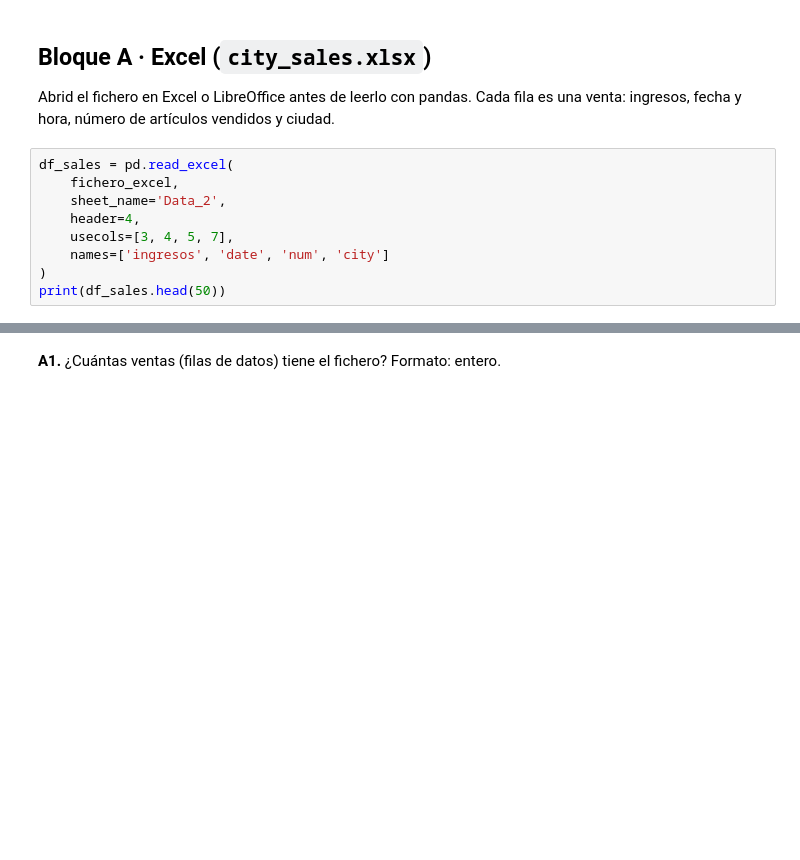
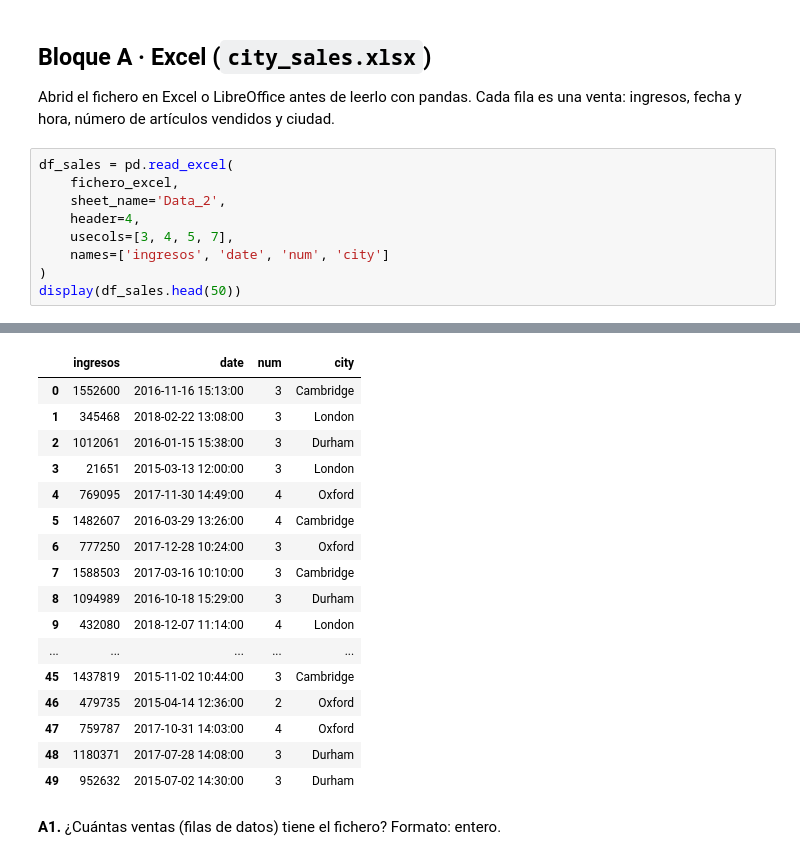
Before and after one commit to palomoalejandrogarcia/Alejandro-Garcia-Palomo-DSOnline, a Jupyter notebook: 03_Data_Analysis/02_Procesado_Datos_Internos_Ficheros/03_Practica/18_Practica_Ficheros_Equipos.ipynb, the cells around one changed output, grey strips where cells are left out. Drawn from its saved outputs; the diff is of its cells as text; blank space fills up the shorter version.

```diff
--- a/03_Data_Analysis/02_Procesado_Datos_Internos_Ficheros/03_Practica/18_Practica_Ficheros_Equipos.ipynb
+++ b/03_Data_Analysis/02_Procesado_Datos_Internos_Ficheros/03_Practica/18_Practica_Ficheros_Equipos.ipynb
@@ -52,5 +52,5 @@ df_sales = pd.read_excel(
     usecols=[3, 4, 5, 7],
     names=['ingresos', 'date', 'num', 'city']
 )
-print(df_sales.head(50))
+display(df_sales.head(50))
 # %% [output]
@@ -74,3 +57,20 @@ print(df_sales.head(50))
+|  | ingresos | date | num | city |
+| 0 | 1552600 | 2016-11-16 15:13:00 | 3 | Cambridge |
+| 1 | 345468 | 2018-02-22 13:08:00 | 3 | London |
+| 2 | 1012061 | 2016-01-15 15:38:00 | 3 | Durham |
+| 3 | 21651 | 2015-03-13 12:00:00 | 3 | London |
+| 4 | 769095 | 2017-11-30 14:49:00 | 4 | Oxford |
+| 5 | 1482607 | 2016-03-29 13:26:00 | 4 | Cambridge |
+| 6 | 777250 | 2017-12-28 10:24:00 | 3 | Oxford |
+| 7 | 1588503 | 2017-03-16 10:10:00 | 3 | Cambridge |
+| 8 | 1094989 | 2016-10-18 15:29:00 | 3 | Durham |
+| 9 | 432080 | 2018-12-07 11:14:00 | 4 | London |
+| ... | ... | ... | ... | ... |
+| 45 | 1437819 | 2015-11-02 10:44:00 | 3 | Cambridge |
+| 46 | 479735 | 2015-04-14 12:36:00 | 2 | Oxford |
+| 47 | 759787 | 2017-10-31 14:03:00 | 4 | Oxford |
+| 48 | 1180371 | 2017-07-28 14:08:00 | 3 | Durham |
+| 49 | 952632 | 2015-07-02 14:30:00 | 3 | Durham |
 # %% [markdown]
 **A1.** ¿Cuántas ventas (filas de datos) tiene el fichero? Formato: entero.
 # %%
```
Also changed, not shown: parts of 9 cells of this notebook.
